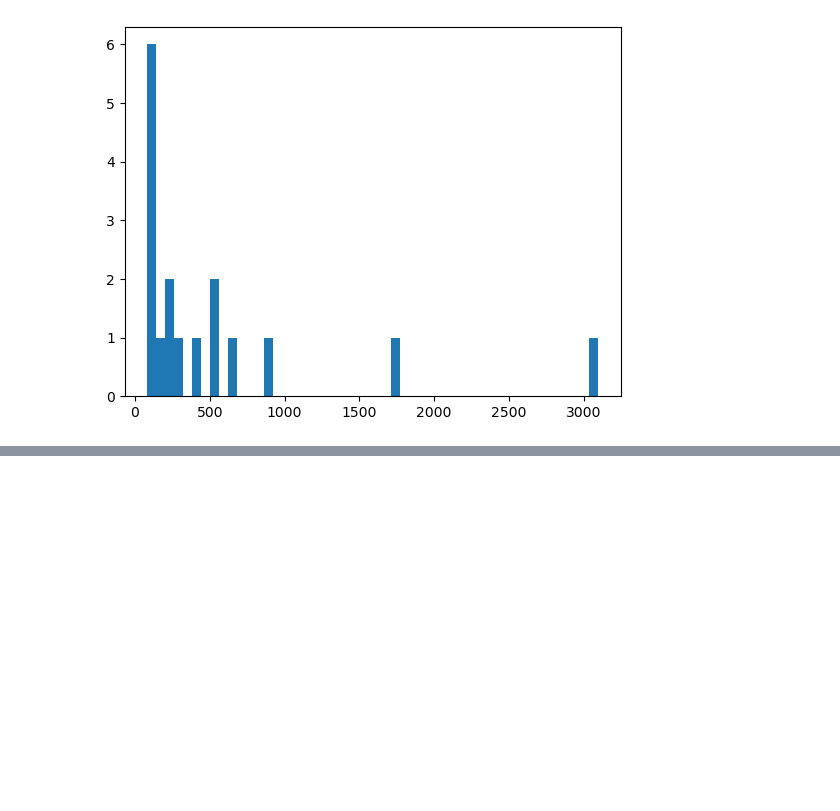
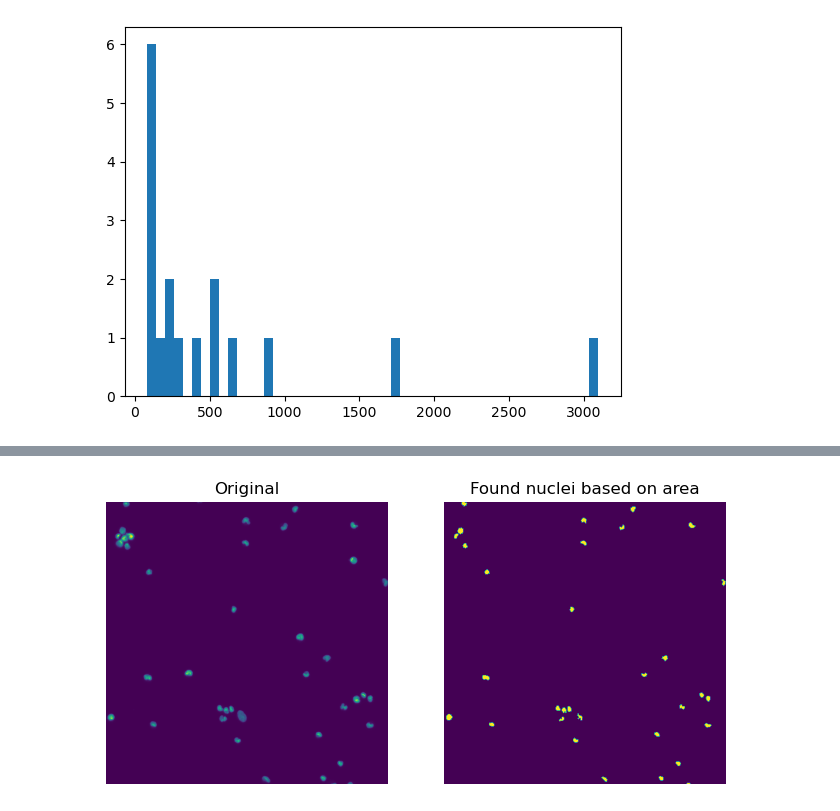
Before and after one commit to Benyla/DTUImageAnalysis, a Jupyter notebook: exercises/ex5-BLOBAnalysis/data/my_sol_week5.ipynb, the cells around one changed output, grey strips where cells are left out. Drawn from its saved outputs; the diff is of its cells as text; code cells hidden in the pictures; blank space fills up the shorter version.

```diff
--- a/exercises/ex5-BLOBAnalysis/data/my_sol_week5.ipynb
+++ b/exercises/ex5-BLOBAnalysis/data/my_sol_week5.ipynb
@@ -86,0 +108,17 @@ ValueError: <COMPRESSION.LZW: 5> requires the 'imagecodecs' package
+# %%
+min_area = 10
+max_area = 100
+
+# Create a copy of the label_img
+label_img_filter = label_img
+for region in region_props:
+	# Find the areas that do not fit our criteria
+	if region.area > max_area or region.area < min_area:
+		# set the pixels in the invalid areas to background
+		for cords in region.coords:
+			label_img_filter[cords[0], cords[1]] = 0
+# Create binary image from the filtered label image
+i_area = label_img_filter > 0
+show_comparison(img_small, i_area, 'Found nuclei based on area')
+# %% [output]
+[figure, added]
```
Also changed, not shown: parts of 13 cells of this notebook, 1 other file.
